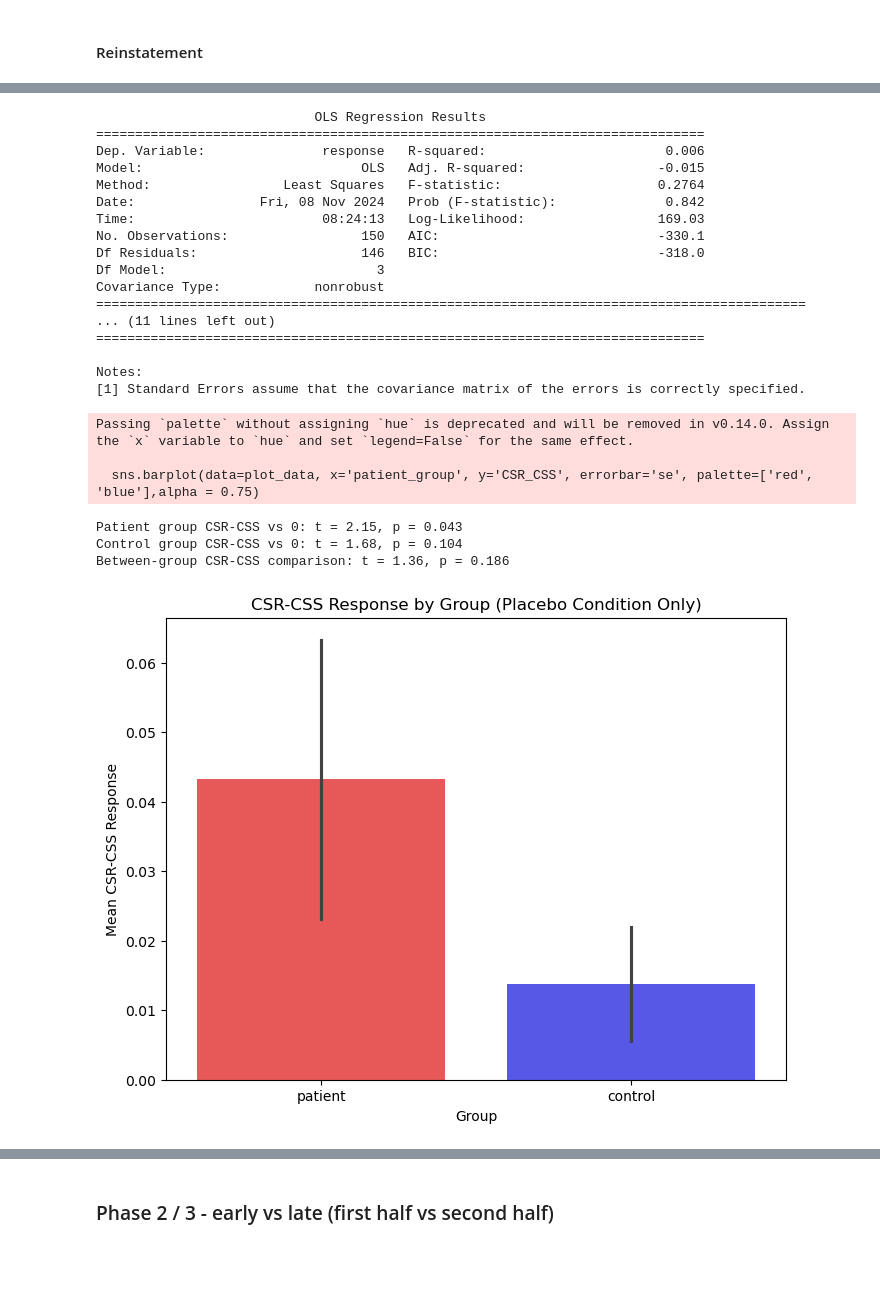
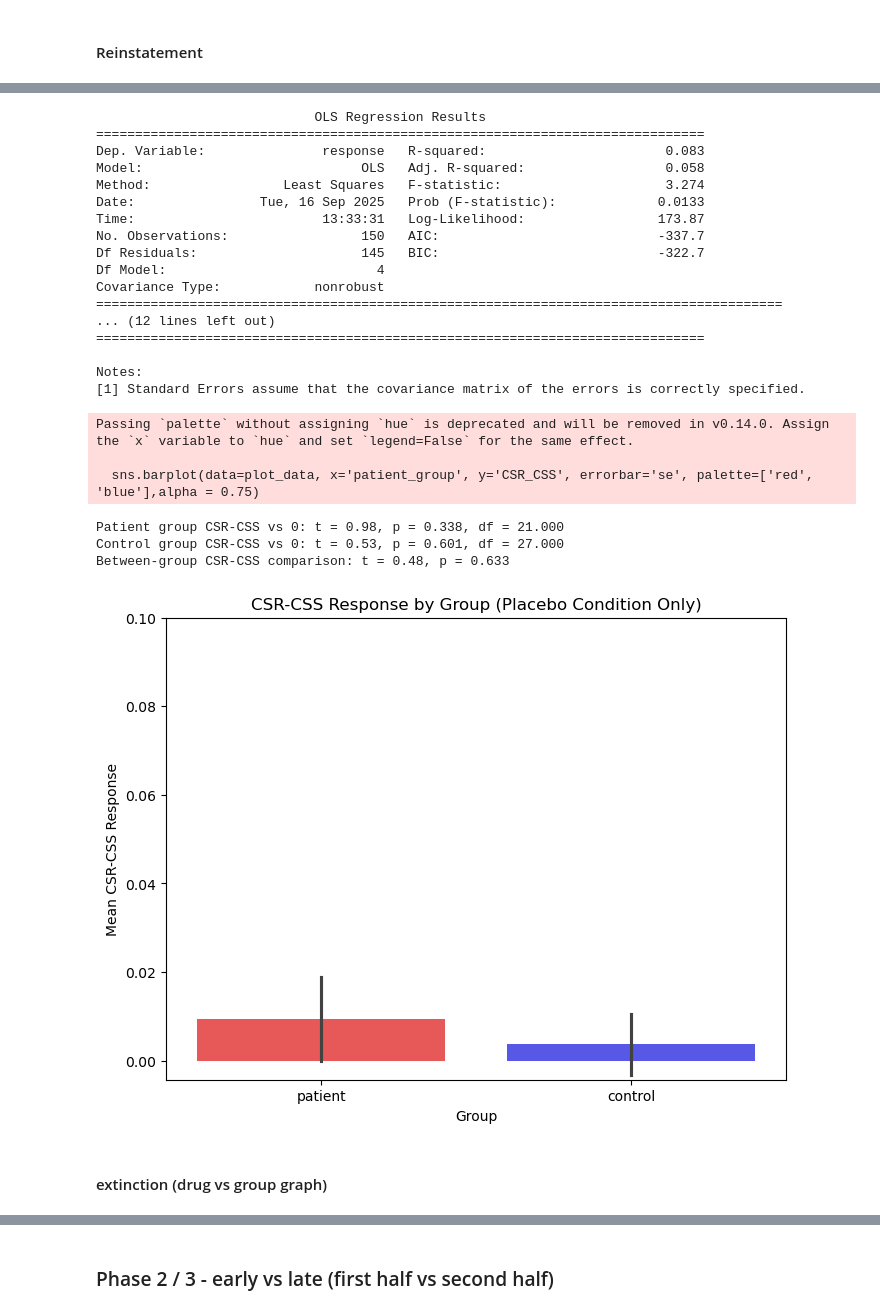
Before and after one commit to gillgrennan/narsad, a Jupyter notebook: NARSAD-scr.ipynb, the cells around one changed output, grey strips where cells are left out. Cells and saved outputs as stored; diff of their text form; code cells hidden in the pictures; blank space fills up the shorter version.

```diff
--- a/NARSAD-scr.ipynb
+++ b/NARSAD-scr.ipynb
@@ -353,0 +346,3 @@ print(t_test_df)
+# %%
+stats = ttest_rel(merged_data['meanCSR1'],merged_data['meanCSS1'])
+stats
@@ -964,12 +975,23 @@ Between-group t-test (CSplus - CSminus): t = 1.464, p = 0.147
 # %% [markdown]
 ### Phase 2 / 3 - averaged across the whole phase
 # %%
+## RUN TO RELOAD DATA (RESET WHETHER EXCLUDING FIRST TRIAL OR NOT)
+
 import pandas as pd
 import numpy as np
 
+excludefirstrial = []
+excludefirstrial = 1
+
+if excludefirstrial == 0:
 # Parameters to adjust:
-trialnumber2 = range(1, 25)  # Adjust this range to analyze specific trials (e.g., first half = range(1, 13))
-trialnumber3 = range(25, 37) # Adjust this range for phase 3 analysis (e.g., range(25, 37) for first half)
+    trialnumber2 = range(1, 25)  # Adjust this range to analyze specific trials (e.g., first half = range(1, 13))
+    trialnumber3 = range(25, 37) # Adjust this range for phase 3 analysis (e.g., range(25, 37) for first half)
+    #trialnumber3 = range(37,48) # second half of reinstatement only
+else:
+    trialnumber2 = range(1, 25)
+    trialnumber3 = range(26, 37) #excluding first 3 trials
+    #trialnumber3 = range(37,48) # second half of reinstatement only
 
 excludeparticipants = 1  # Set to 0 to include all subjects; if set to 1, participants with rejected trials >= rejtrials_threshold are excluded
 rejtrials_threshold = 24  # Threshold for trial rejection; adjust according to trial number
@@ -988,7 +1010,7 @@ for participant in participants:
     participant_data = {'subID': participant}
 
     # Ensuring consistent data structure
-    if data.shape[0] == 48:
+    if data.shape[0] > 1:
 
         # Phase 2 processing: stims numbered in trialnumber2
         phase2_data = data[data['stNum'].isin(trialnumber2)]
@@ -1575,7 +1605,7 @@ long_data['stim_type'] = long_data['stim_type'].replace({
 })
 
 # Specify the model without intercept
-model_formula = 'response ~ patient_group * stim_type'  # Removed 'drug' from model since all are placebo
+model_formula = 'response ~ patient_group * gender + stim_type'  # Removed 'drug' from model since all are placebo
 
 # Fit the model
 model = smf.ols(formula=model_formula, data=long_data).fit()
@@ -1585,17 +1615,17 @@ print(model.summary())
 # %% [output]
                             OLS Regression Results
 ==============================================================================
-Dep. Variable:               response   R-squared:                       0.006
-Model:                            OLS   Adj. R-squared:                 -0.015
-Method:                 Least Squares   F-statistic:                    0.2764
-Date:                Fri, 08 Nov 2024   Prob (F-statistic):              0.842
-Time:                        08:24:13   Log-Likelihood:                 169.03
-No. Observations:                 150   AIC:                            -330.1
-Df Residuals:                     146   BIC:                            -318.0
-Df Model:                           3
+Dep. Variable:               response   R-squared:                       0.083
+Model:                            OLS   Adj. R-squared:                  0.058
+Method:                 Least Squares   F-statistic:                     3.274
+Date:                Tue, 16 Sep 2025   Prob (F-statistic):             0.0133
+Time:                        13:33:31   Log-Likelihood:                 173.87
+No. Observations:                 150   AIC:                            -337.7
+Df Residuals:                     145   BIC:                            -322.7
+Df Model:                           4
 Covariance Type:            nonrobust
-===========================================================================================
-... (11 lines left out)
+========================================================================================
+... (12 lines left out)
 ==============================================================================
 
 Notes:
@@ -1632,36 +1662,39 @@ plot_data = merged_data[['subID', 'patient_group', 'CSR_CSS']]
 plt.figure(figsize=(8, 6))
 sns.barplot(data=plot_data, x='patient_group', y='CSR_CSS', errorbar='se', palette=['red', 'blue'],alpha = 0.75)
 
 # Add labels
 plt.xlabel('Group')
 plt.ylabel('Mean CSR-CSS Response')
+plt.ylim(top=0.1)
 plt.title('CSR-CSS Response by Group (Placebo Condition Only)')
 
 # Perform post-hoc t-tests
 # Test if CSR-CSS is different from 0 within each group
 patient_data = plot_data[plot_data['patient_group'] == 'patient']['CSR_CSS']
 control_data = plot_data[plot_data['patient_group'] == 'control']['CSR_CSS']
 
 # One-sample t-test within each group
 patient_ttest = stats.ttest_1samp(patient_data, 0)
 control_ttest = stats.ttest_1samp(control_data, 0)
 
-print("Patient group CSR-CSS vs 0: t = {:.2f}, p = {:.3f}".format(patient_ttest.statistic, patient_ttest.pvalue))
-print("Control group CSR-CSS vs 0: t = {:.2f}, p = {:.3f}".format(control_ttest.statistic, control_ttest.pvalue))
+print("Patient group CSR-CSS vs 0: t = {:.2f}, p = {:.3f}, df = {:.3f}".format(patient_ttest.statistic, patient_ttest.pvalue, patient_ttest.df))
+print("Control group CSR-CSS vs 0: t = {:.2f}, p = {:.3f}, df = {:.3f}".format(control_ttest.statistic, control_ttest.pvalue, control_ttest.df))
 
 # Independent t-test between groups
 between_groups_ttest = stats.ttest_ind(patient_data, control_data, equal_var=False)
 print("Between-group CSR-CSS comparison: t = {:.2f}, p = {:.3f}".format(between_groups_ttest.statistic, between_groups_ttest.pvalue))
 
 # Display plot
 filename = 'early_trials_phase3_SCR_patientsvcontrols_placeboonly.png'
 plt.savefig(filename, format='png', dpi=300)
 plt.show()
 # %% [output]
 Passing `palette` without assigning `hue` is deprecated and will be removed in v0.14.0. Assign the `x` variable to `hue` and set `legend=False` for the same effect.
 
   sns.barplot(data=plot_data, x='patient_group', y='CSR_CSS', errorbar='se', palette=['red', 'blue'],alpha = 0.75)
-Patient group CSR-CSS vs 0: t = 2.15, p = 0.043
-Control group CSR-CSS vs 0: t = 1.68, p = 0.104
-Between-group CSR-CSS comparison: t = 1.36, p = 0.186
+Patient group CSR-CSS vs 0: t = 0.98, p = 0.338, df = 21.000
+Control group CSR-CSS vs 0: t = 0.53, p = 0.601, df = 27.000
+Between-group CSR-CSS comparison: t = 0.48, p = 0.633
-[figure, old version]
+[figure, new version]
+# %% [markdown]
+#### extinction (drug vs group graph)
```
Also changed, not shown: parts of 74 cells of this notebook, 1 other file.
